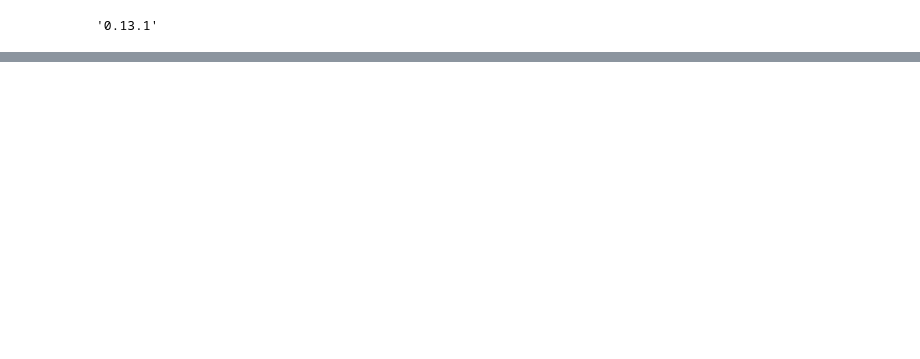
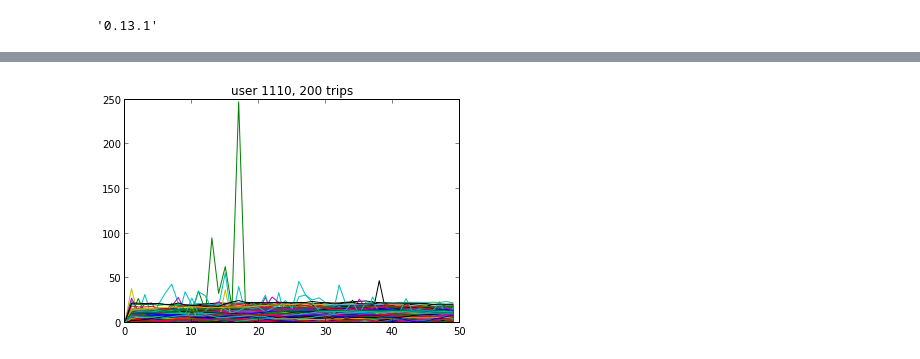
Before and after one commit to freinque/axa_dataset, a Jupyter notebook: prel_feat_01.ipynb, the cells around one changed output, grey strips where cells are left out. Saved outputs shown, nothing was run; the diff lists cells and outputs as text; code cells hidden in the pictures; blank space fills up the shorter version.

```diff
--- a/prel_feat_01.ipynb
+++ b/prel_feat_01.ipynb
@@ -210,11 +224,13 @@ trips[ trips['user'] == 3516 ][370:380]
 # %%
 #FC plots some of the above acce components
-trips_u = trips[ trips['user']==3512 ] #user_n ]
+trips_u = trips[ trips['user']== user_n ] #user_n ]
 for t in np.arange(n_trips_u)+1: #trips.ix[user_n,:,:].index.levels[0]: #set(trips_u['trip']): #xrange(1,10,1):
     trips_u_t = trips_u[ trips_u['trip']==t ]
 
-    plt.plot( np.arange(len(trips_u_t))[:100], trips_u_t['speed'][:100], linestyle='-') #, marker='*' )
+    plt.plot( np.arange(len(trips_u_t))[:50], trips_u_t['speed'][:50], linestyle='-') #, marker='*' )
     plt.title('user %d, %d trips'%(user_n, n_trips_u) )
+# %% [output]
+[figure, added]
 # %%
 f = {'sign_curv': np.mean, 'acce':np.mean, 'acce_perp':np.mean, 'acce_tang':np.mean, 'speed':np.mean}
 # %%
```
Also changed, not shown: parts of 33 cells of this notebook.
